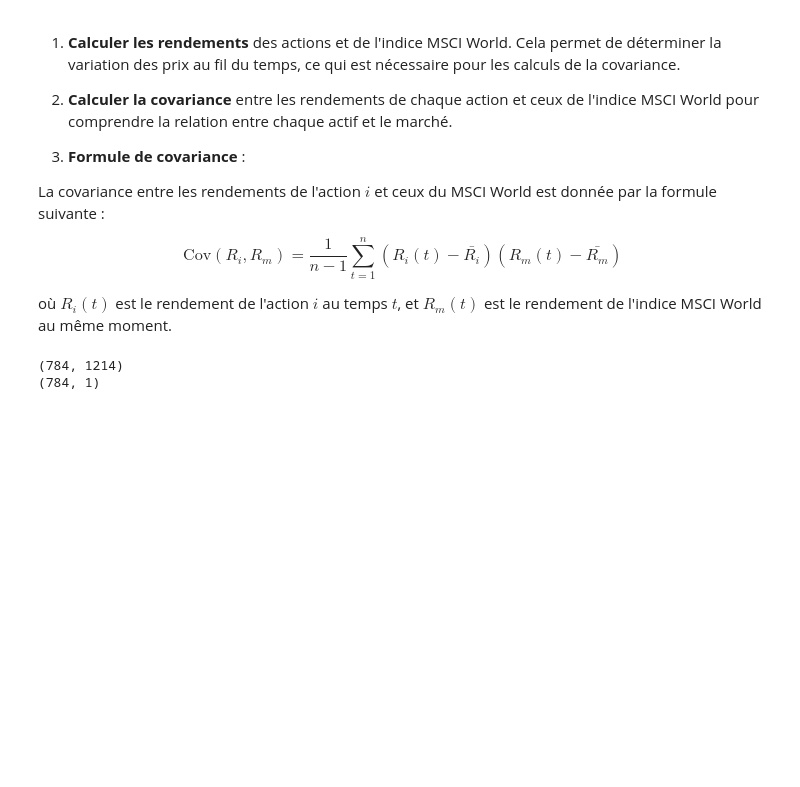
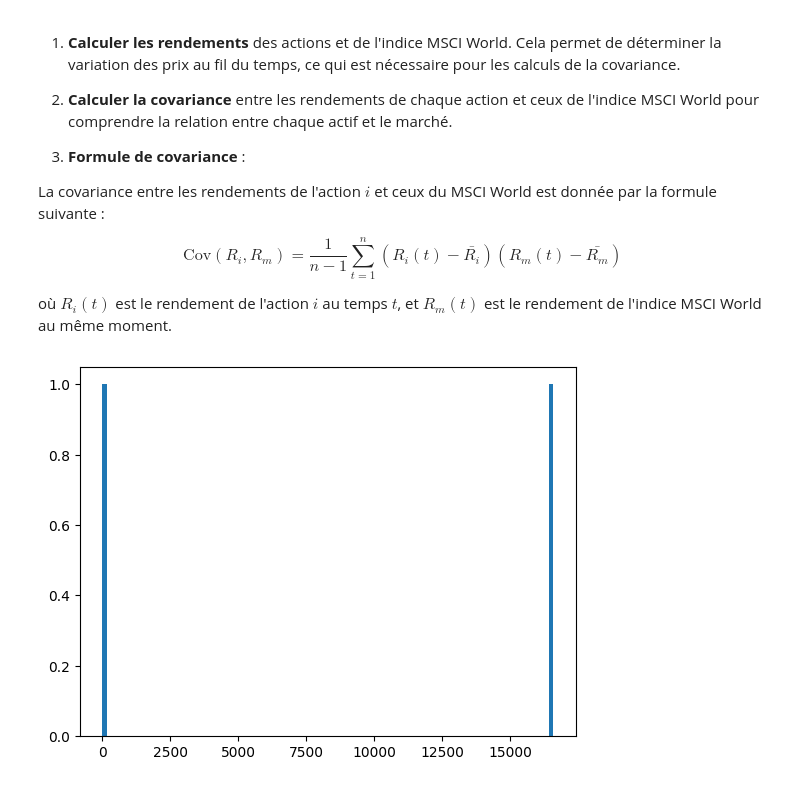
Before and after one commit to MoutetMaxime/net-zero-portfolio, a Jupyter notebook: code/test.ipynb, the cells around one changed output. Cells and saved outputs as stored; diff of their text form; code cells hidden in the pictures; blank space fills up the shorter version.

```diff
--- a/code/test.ipynb
+++ b/code/test.ipynb
@@ -83,9 +88,10 @@ où $ R_i(t) $ est le rendement de l'action $ i $ au temps $ t $, et $ R_m(t) $
 # %%
 returns = get_returns(preprocess_serie(bbg_prices)).iloc[:-1]
 market_returns = get_returns(preprocess_serie(bbg_msci_prices))
-
-print(returns.shape)
-print(market_returns.shape)
-# %% [output]
-(784, 1214)
-(784, 1)
+# %%
+max_returns = returns.max(axis=1)
+
+plt.hist(max_returns[max_returns > 0.0001 * max(max_returns)], bins=100)
+plt.show()
+# %% [output]
+[figure, added]
```
Also changed, not shown: parts of 10 cells of this notebook, 2 other files.
